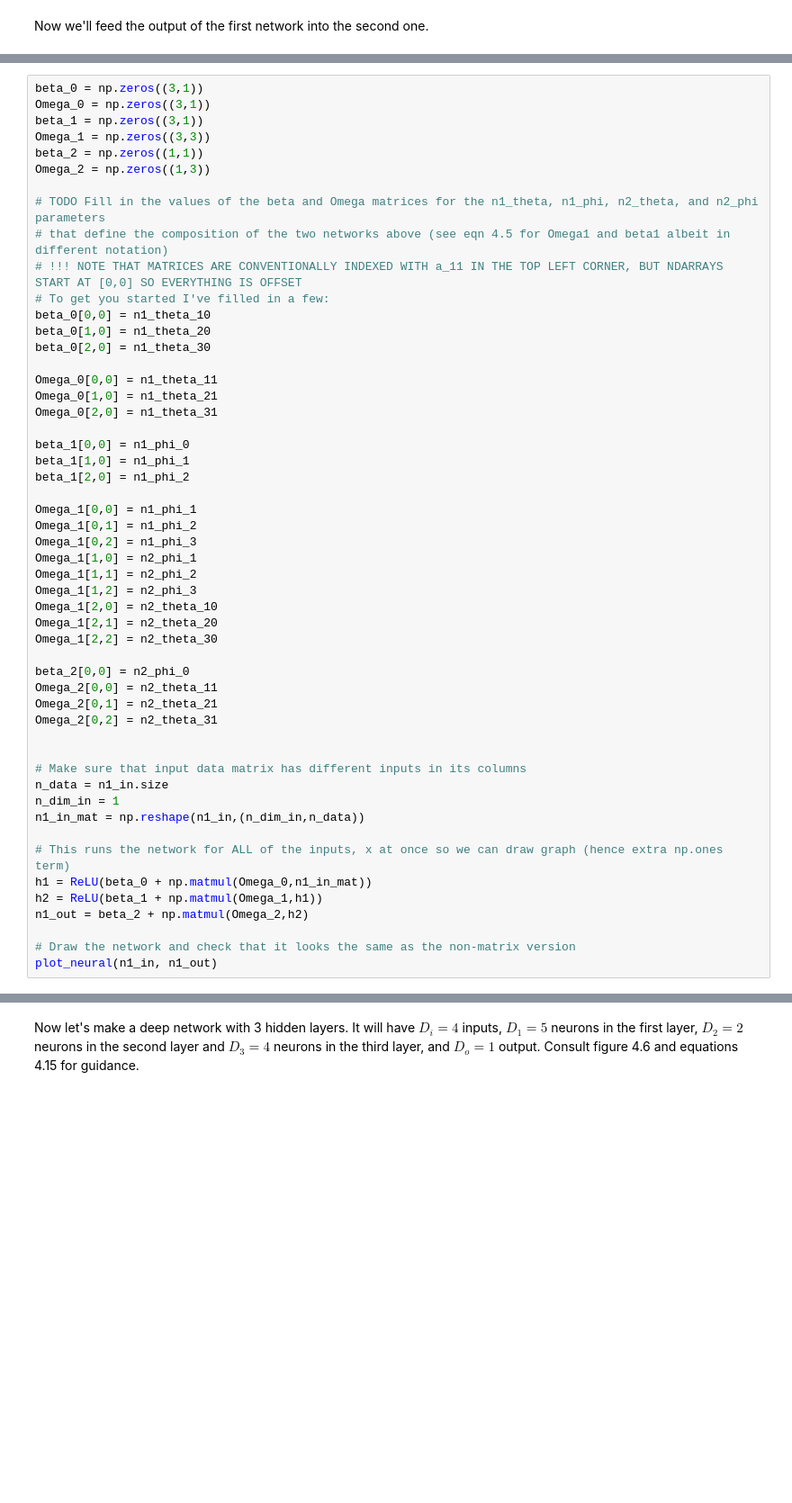
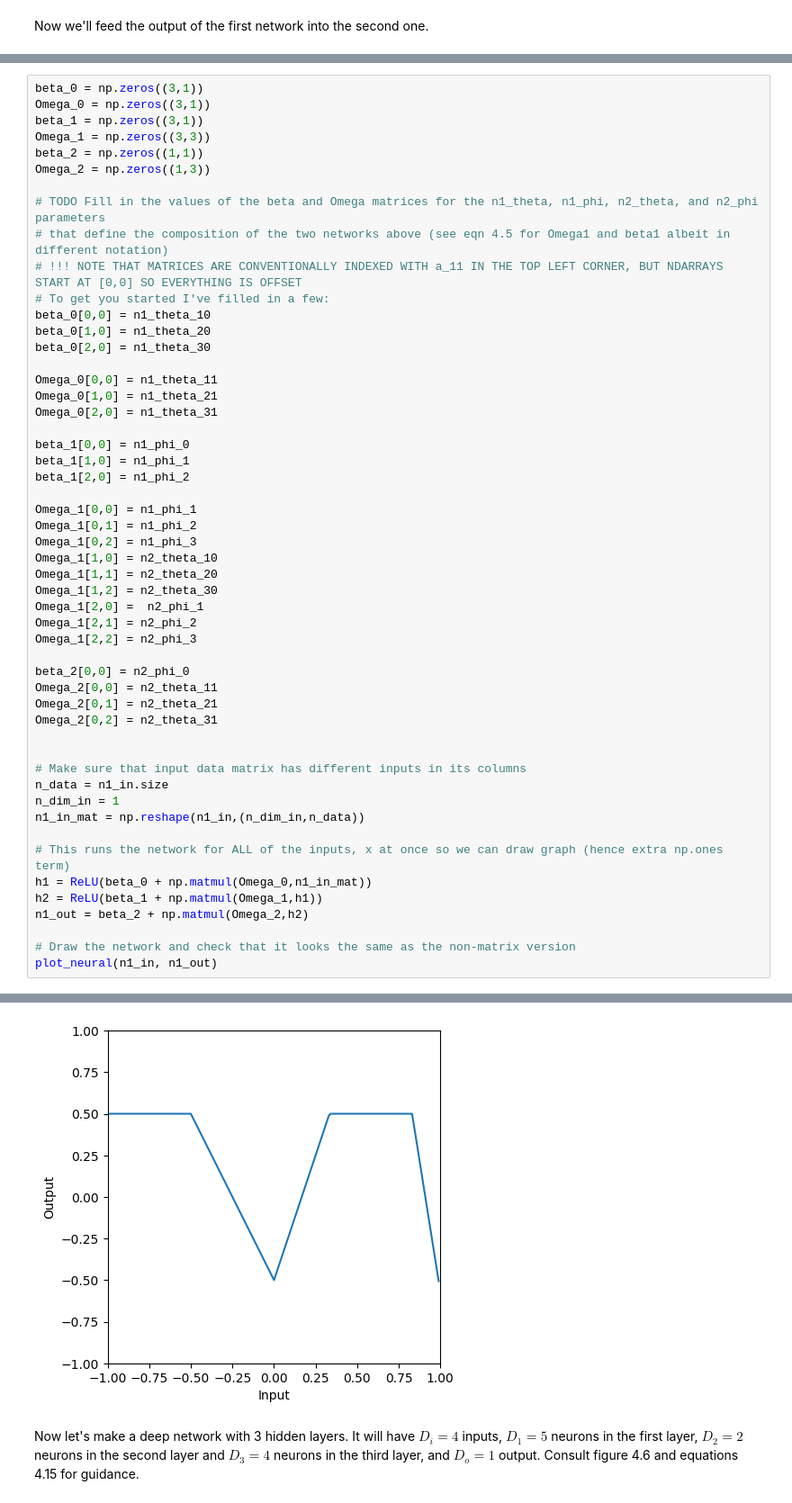
Before and after one commit to pratikPhadte/udlbook, a Jupyter notebook: Notebooks/Chap04/4_3_Deep_Networks.ipynb, the cells around one changed output, grey strips where cells are left out. Shown at 90% size. Drawn from its saved outputs; the diff is of its cells as text; blank space fills up the shorter version.

```diff
--- a/Notebooks/Chap04/4_3_Deep_Networks.ipynb
+++ b/Notebooks/Chap04/4_3_Deep_Networks.ipynb
@@ -147,12 +147,12 @@ beta_1[2,0] = n1_phi_2
 Omega_1[0,0] = n1_phi_1
 Omega_1[0,1] = n1_phi_2
 Omega_1[0,2] = n1_phi_3
-Omega_1[1,0] = n2_phi_1
-Omega_1[1,1] = n2_phi_2
-Omega_1[1,2] = n2_phi_3
-Omega_1[2,0] = n2_theta_10
-Omega_1[2,1] = n2_theta_20
-Omega_1[2,2] = n2_theta_30
+Omega_1[1,0] = n2_theta_10
+Omega_1[1,1] = n2_theta_20
+Omega_1[1,2] = n2_theta_30
+Omega_1[2,0] =  n2_phi_1
+Omega_1[2,1] = n2_phi_2
+Omega_1[2,2] = n2_phi_3
 
 beta_2[0,0] = n2_phi_0
 Omega_2[0,0] = n2_theta_11
@@ -177,3 +176,4 @@ NameError: name 'Omega_3' is not defined
+[figure, added]
 # %% [markdown]
 Now let's make a deep network with 3 hidden layers.  It will have $D_i=4$ inputs, $D_1=5$ neurons  in the first layer, $D_2=2$ neurons in the second layer and $D_3=4$ neurons in the third layer, and $D_o = 1$ output.  Consult figure 4.6 and equations 4.15 for guidance.
 # %%
```
Also changed, not shown: parts of 1 cell of this notebook.
